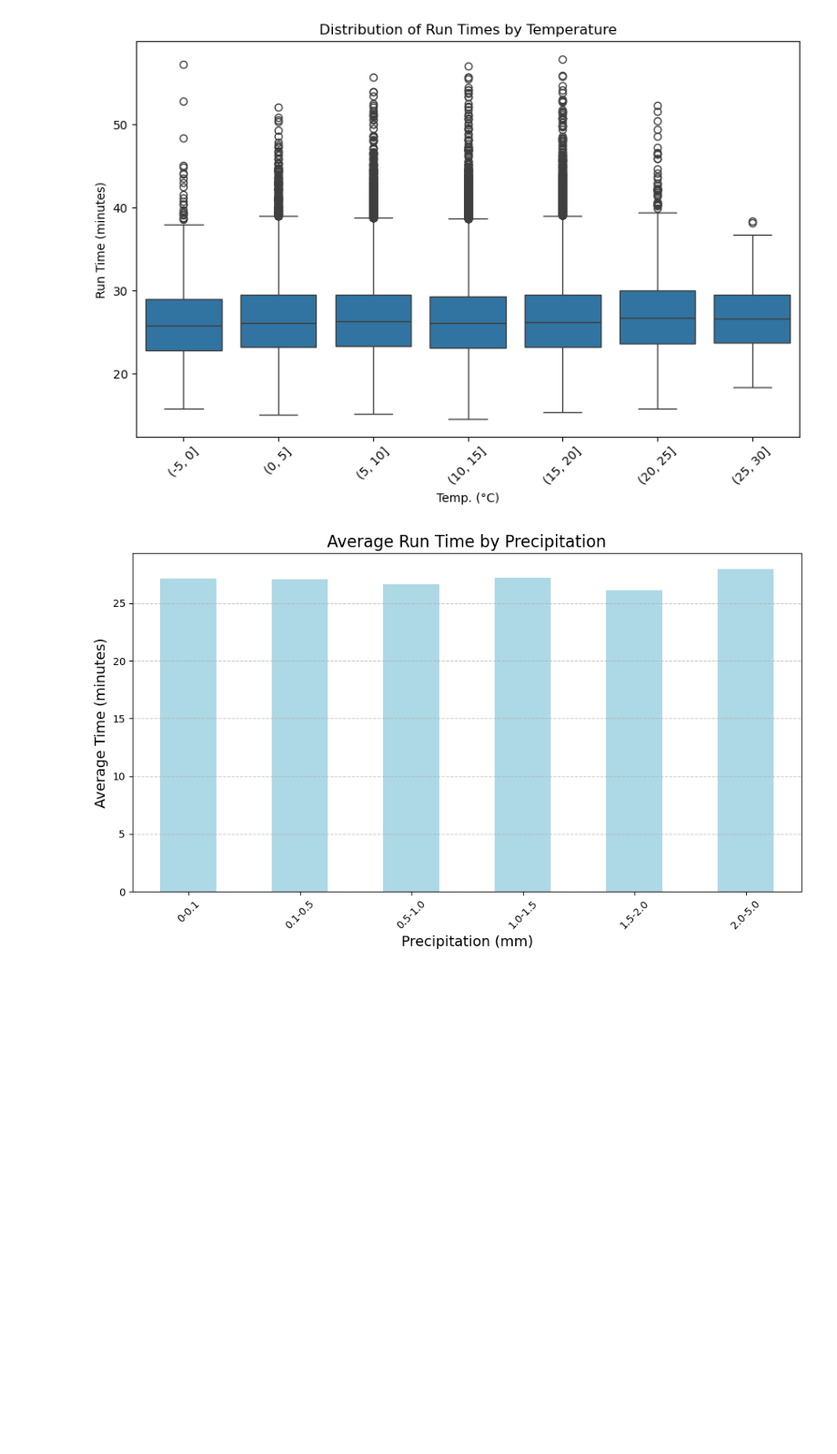
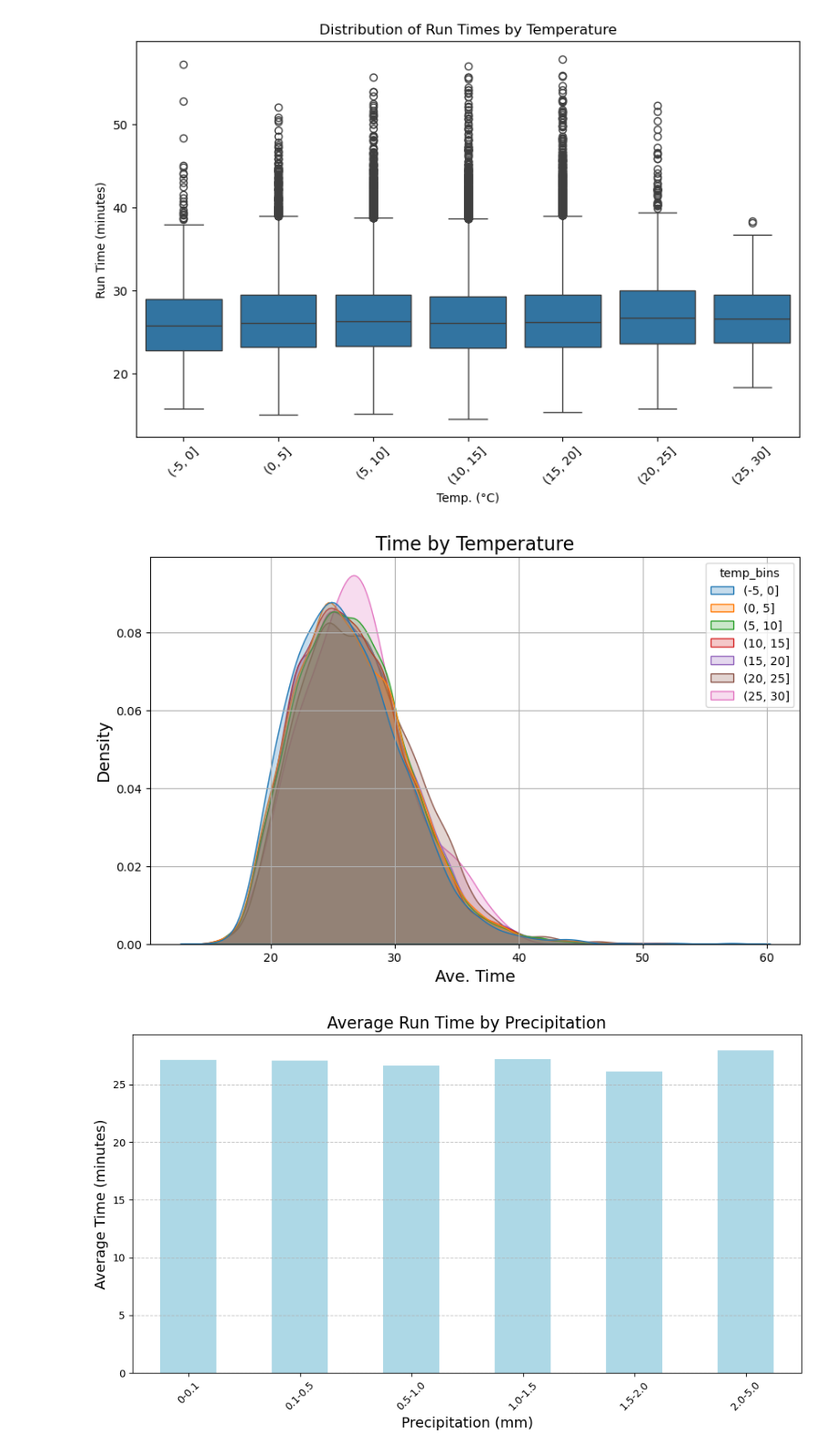
Before and after one commit to owen-george/parkrun_analysis, a Jupyter notebook: EDA/EDA.ipynb, the cells around one changed output. Shown at 91% size. Cells and saved outputs as stored; diff of their text form; code cells hidden in the pictures; blank space fills up the shorter version.

```diff
--- a/EDA/EDA.ipynb
+++ b/EDA/EDA.ipynb
@@ -178,6 +185,19 @@ plt.xticks(rotation=45)
 plt.show()
 # %% [output]
 [figure]
+# %%
+# Create a KDE plot
+plt.figure(figsize=(10, 6))
+sns.kdeplot(data=filt_df, x='Time_in_minutes', hue = 'temp_bins', fill=True, common_norm=False)
+
+# Customize the plot
+plt.title('Time by Temperature', fontsize=16)
+plt.xlabel('Ave. Time', fontsize=14)
+plt.ylabel('Density', fontsize=14)
+plt.grid(True)
+plt.show()
+# %% [output]
+[figure, added]
 # %%
 def precip_bins(df):
     bins = [0, 0.1, 0.5, 1.0, 1.5, 2.0, 5.0]
```
Also changed, not shown: parts of 8 cells of this notebook, 13 other files.
